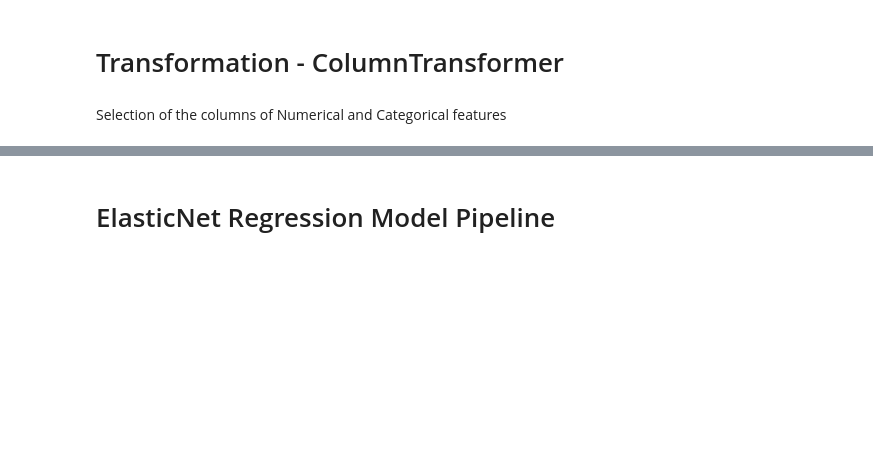
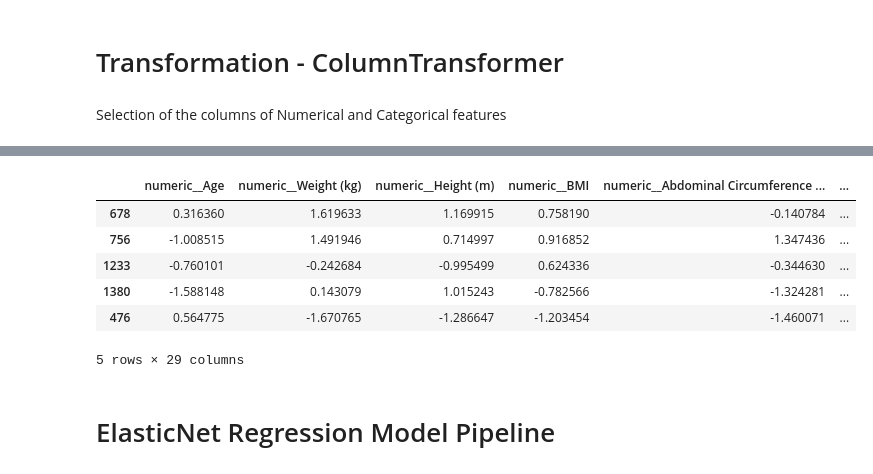
Before and after one commit to avimallik/pulse_ml_heart_disease_predictor, a Jupyter notebook: data_preprocessing.ipynb, the cells around one changed output, grey strips where cells are left out. Drawn from its saved outputs; the diff is of its cells as text; code cells hidden in the pictures; blank space fills up the shorter version.

```diff
--- a/data_preprocessing.ipynb
+++ b/data_preprocessing.ipynb
@@ -325,3 +397,13 @@ print(x_test_transform)
+# %%
+X_test_df.head()
+# %% [output]
+|  | numeric__Age | numeric__Weight (kg) | numeric__Height (m) | numeric__BMI | numeric__Abdominal Circumference ... | ... |
+| 678 | 0.316360 | 1.619633 | 1.169915 | 0.758190 | -0.140784 | ... |
+| 756 | -1.008515 | 1.491946 | 0.714997 | 0.916852 | 1.347436 | ... |
+| 1233 | -0.760101 | -0.242684 | -0.995499 | 0.624336 | -0.344630 | ... |
+| 1380 | -1.588148 | 0.143079 | 1.015243 | -0.782566 | -1.324281 | ... |
+| 476 | 0.564775 | -1.670765 | -1.286647 | -1.203454 | -1.460071 | ... |
+5 rows × 29 columns
 # %% [markdown]
 # ElasticNet Regression Model Pipeline
 # %%
```
Also changed, not shown: parts of 26 cells of this notebook.
